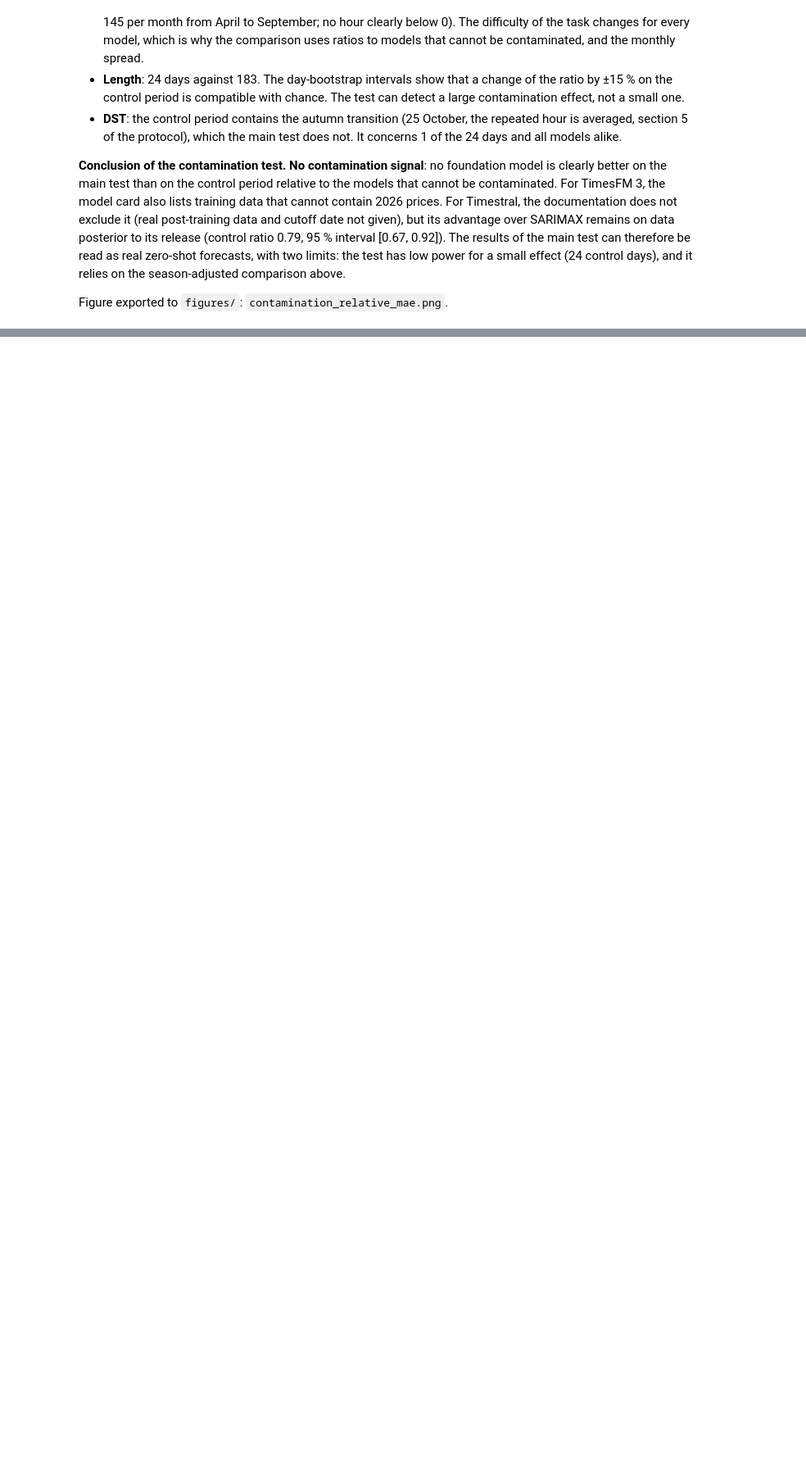
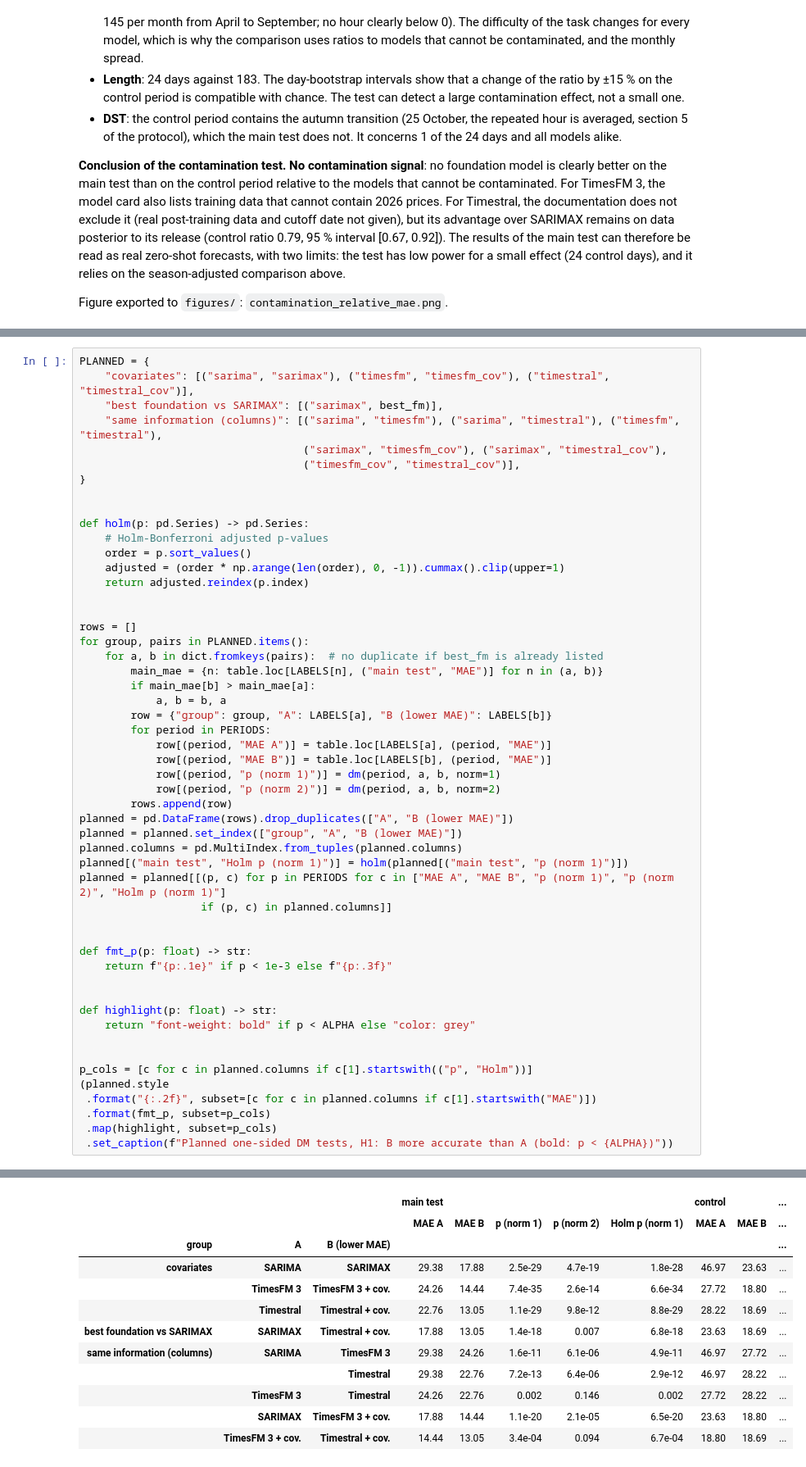
Before and after one commit to aladinsn/electricity-price-forecasting, a Jupyter notebook: notebooks/06_results.ipynb, the cells around one changed output, grey strips where cells are left out. Shown at 82% size. Saved outputs shown, nothing was run; the diff lists cells and outputs as text; blank space fills up the shorter version.

```diff
--- a/notebooks/06_results.ipynb
+++ b/notebooks/06_results.ipynb
@@ -659,0 +707,53 @@ Figure exported to `figures/`: `contamination_relative_mae.png`.
+# %%
+PLANNED = {
+    "covariates": [("sarima", "sarimax"), ("timesfm", "timesfm_cov"), ("timestral", "timestral_cov")],
+    "best foundation vs SARIMAX": [("sarimax", best_fm)],
+    "same information (columns)": [("sarima", "timesfm"), ("sarima", "timestral"), ("timesfm", "timestral"),
+                                   ("sarimax", "timesfm_cov"), ("sarimax", "timestral_cov"),
+                                   ("timesfm_cov", "timestral_cov")],
+}
+
+
+def holm(p: pd.Series) -> pd.Series:
+    # Holm-Bonferroni adjusted p-values
+    order = p.sort_values()
+    adjusted = (order * np.arange(len(order), 0, -1)).cummax().clip(upper=1)
+    return adjusted.reindex(p.index)
+
+
+rows = []
+for group, pairs in PLANNED.items():
+    for a, b in dict.fromkeys(pairs):  # no duplicate if best_fm is already listed
+        main_mae = {n: table.loc[LABELS[n], ("main test", "MAE")] for n in (a, b)}
+        if main_mae[b] > main_mae[a]:
+            a, b = b, a
+        row = {"group": group, "A": LABELS[a], "B (lower MAE)": LABELS[b]}
+        for period in PERIODS:
+            row[(period, "MAE A")] = table.loc[LABELS[a], (period, "MAE")]
+            row[(period, "MAE B")] = table.loc[LABELS[b], (period, "MAE")]
+            row[(period, "p (norm 1)")] = dm(period, a, b, norm=1)
+            row[(period, "p (norm 2)")] = dm(period, a, b, norm=2)
+        rows.append(row)
+planned = pd.DataFrame(rows).drop_duplicates(["A", "B (lower MAE)"])
+planned = planned.set_index(["group", "A", "B (lower MAE)"])
+planned.columns = pd.MultiIndex.from_tuples(planned.columns)
+planned[("main test", "Holm p (norm 1)")] = holm(planned[("main test", "p (norm 1)")])
+planned = planned[[(p, c) for p in PERIODS for c in ["MAE A", "MAE B", "p (norm 1)", "p (norm 2)", "Holm p (norm 1)"]
+                   if (p, c) in planned.columns]]
+
+
+def fmt_p(p: float) -> str:
+    return f"{p:.1e}" if p < 1e-3 else f"{p:.3f}"
+
+
+def highlight(p: float) -> str:
+    return "font-weight: bold" if p < ALPHA else "color: grey"
+
+
+p_cols = [c for c in planned.columns if c[1].startswith(("p", "Holm"))]
+(planned.style
+ .format("{:.2f}", subset=[c for c in planned.columns if c[1].startswith("MAE")])
+ .format(fmt_p, subset=p_cols)
+ .map(highlight, subset=p_cols)
+ .set_caption(f"Planned one-sided DM tests, H1: B more accurate than A (bold: p < {ALPHA})"))
+# %% [output]
@@ -659,0 +761,12 @@ Figure exported to `figures/`: `contamination_relative_mae.png`.
+|  |  |  | main test |  |  |  |  | control |  | ... |
+|  |  |  | MAE A | MAE B | p (norm 1) | p (norm 2) | Holm p (norm 1) | MAE A | MAE B | ... |
+| group | A | B (lower MAE) |  |  |  |  |  |  |  | ... |
+| covariates | SARIMA | SARIMAX | 29.38 | 17.88 | 2.5e-29 | 4.7e-19 | 1.8e-28 | 46.97 | 23.63 | ... |
+|  | TimesFM 3 | TimesFM 3 + cov. | 24.26 | 14.44 | 7.4e-35 | 2.6e-14 | 6.6e-34 | 27.72 | 18.80 | ... |
+|  | Timestral | Timestral + cov. | 22.76 | 13.05 | 1.1e-29 | 9.8e-12 | 8.8e-29 | 28.22 | 18.69 | ... |
+| best foundation vs SARIMAX | SARIMAX | Timestral + cov. | 17.88 | 13.05 | 1.4e-18 | 0.007 | 6.8e-18 | 23.63 | 18.69 | ... |
+| same information (columns) | SARIMA | TimesFM 3 | 29.38 | 24.26 | 1.6e-11 | 6.1e-06 | 4.9e-11 | 46.97 | 27.72 | ... |
+|  |  | Timestral | 29.38 | 22.76 | 7.2e-13 | 6.4e-06 | 2.9e-12 | 46.97 | 28.22 | ... |
+|  | TimesFM 3 | Timestral | 24.26 | 22.76 | 0.002 | 0.146 | 0.002 | 27.72 | 28.22 | ... |
+|  | SARIMAX | TimesFM 3 + cov. | 17.88 | 14.44 | 1.1e-20 | 2.1e-05 | 6.5e-20 | 23.63 | 18.80 | ... |
+|  | TimesFM 3 + cov. | Timestral + cov. | 14.44 | 13.05 | 3.4e-04 | 0.094 | 6.7e-04 | 18.80 | 18.69 | ... |
```
Also changed, not shown: parts of 12 cells of this notebook, 1 other file.
